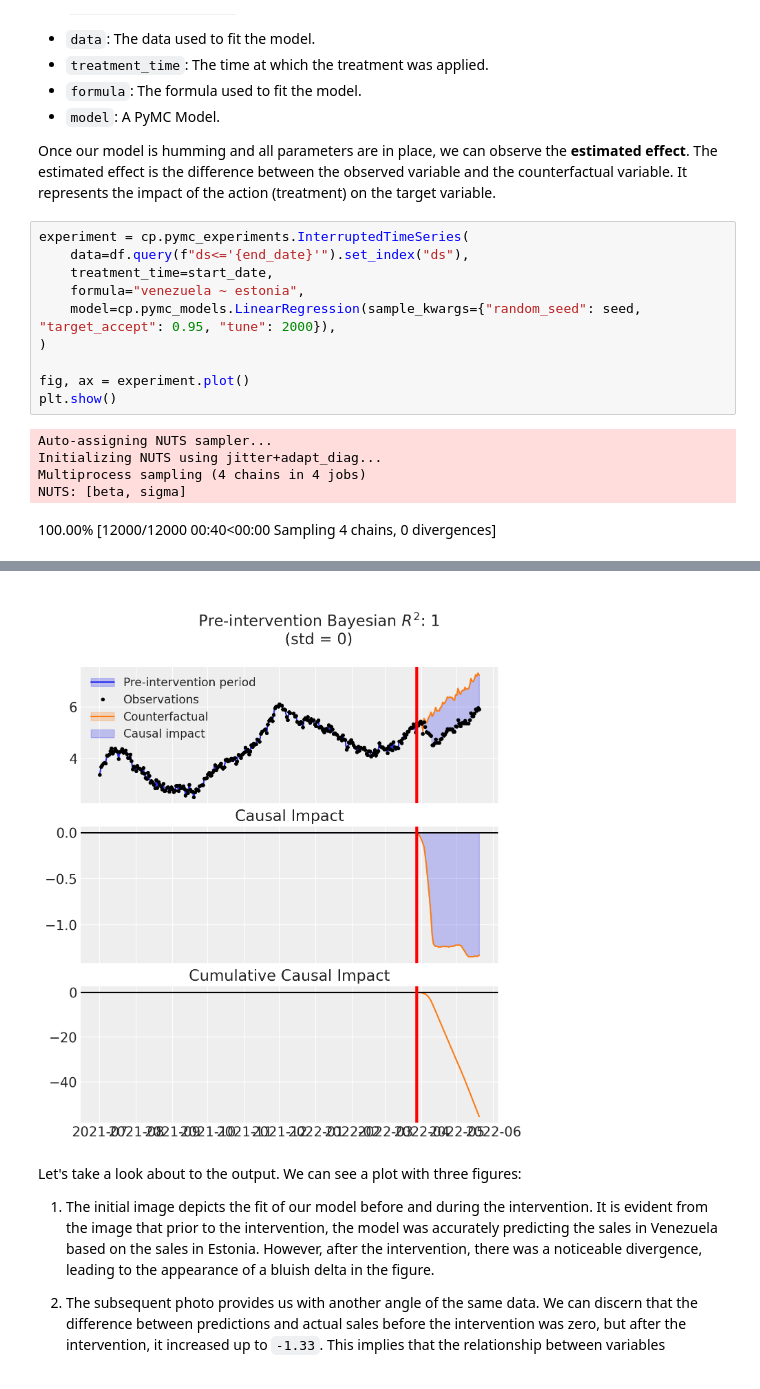
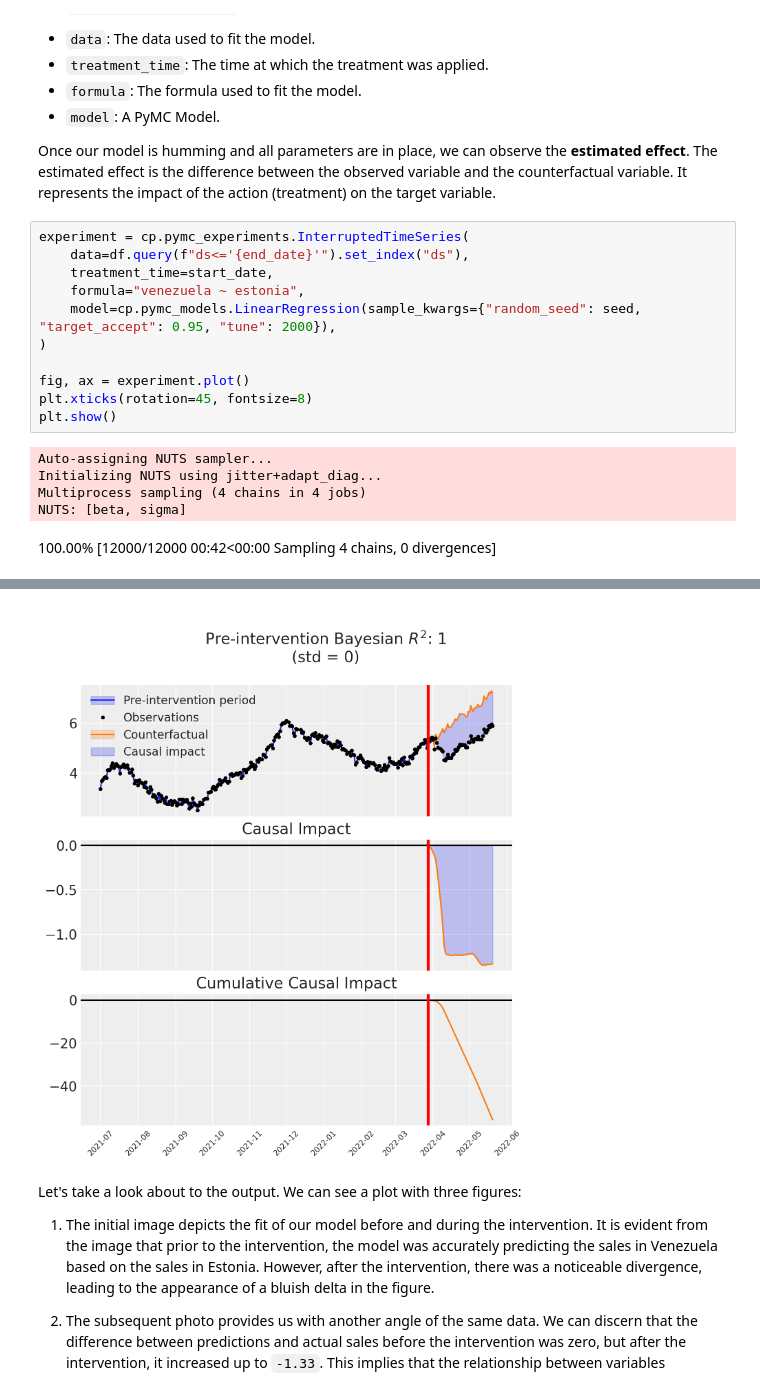
Before and after one commit to pymc-labs/youtube-material, a Jupyter notebook: blog-posts/informative_priors_pymc/chapterN.ipynb, the cells around one changed output, grey strips where cells are left out. Drawn from its saved outputs; the diff is of its cells as text.

Commit message:
update plot

```diff
--- a/blog-posts/informative_priors_pymc/chapterN.ipynb
+++ b/blog-posts/informative_priors_pymc/chapterN.ipynb
@@ -187,10 +187,11 @@ experiment = cp.pymc_experiments.InterruptedTimeSeries(
 )
 
 fig, ax = experiment.plot()
+plt.xticks(rotation=45, fontsize=8)
 plt.show()
 # %% [output]
 Auto-assigning NUTS sampler...
 Initializing NUTS using jitter+adapt_diag...
 Multiprocess sampling (4 chains in 4 jobs)
 NUTS: [beta, sigma]
-100.00% [12000/12000 00:40<00:00 Sampling 4 chains, 0 divergences]
+100.00% [12000/12000 00:42<00:00 Sampling 4 chains, 0 divergences]
@@ -198,15 +199,15 @@ Sampling 4 chains for 2_000 tune and 1_000 draw iterations (8_000 + 4_000 draws
 The rhat statistic is larger than 1.01 for some parameters. This indicates problems during sampling. See https://arxiv.org/abs/1903.08008 for details
 The effective sample size per chain is smaller than 100 for some parameters.  A higher number is needed for reliable rhat and ess computation. See https://arxiv.org/abs/1903.08008 for details
 Chain 0 reached the maximum tree depth. Increase `max_treedepth`, increase `target_accept` or reparameterize.
 Chain 1 reached the maximum tree depth. Increase `max_treedepth`, increase `target_accept` or reparameterize.
 Chain 2 reached the maximum tree depth. Increase `max_treedepth`, increase `target_accept` or reparameterize.
 Chain 3 reached the maximum tree depth. Increase `max_treedepth`, increase `target_accept` or reparameterize.
 Sampling: [beta, sigma, y_hat]
 Sampling: [y_hat]
 Sampling: [y_hat]
 Sampling: [y_hat]
 Sampling: [y_hat]
-[figure, old version]
+[figure, new version]
 # %% [markdown]
 Let's take a look about to the output. We can see a plot with three figures:
 
```
Also changed, not shown: parts of 1 cell of this notebook.
